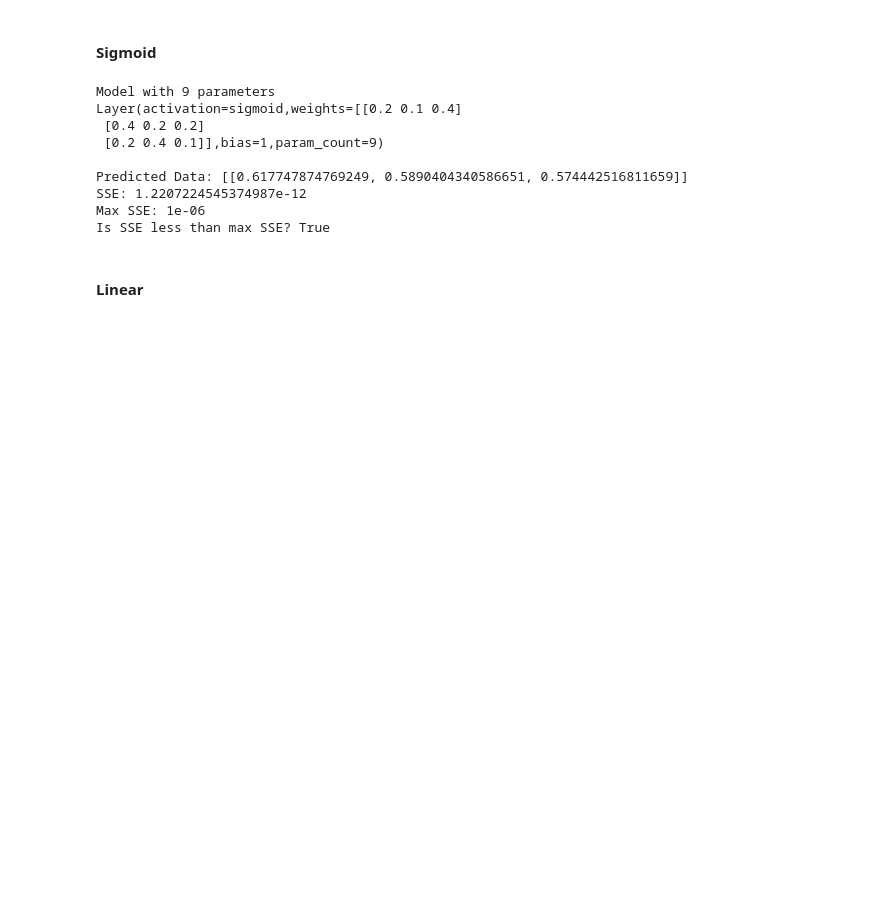
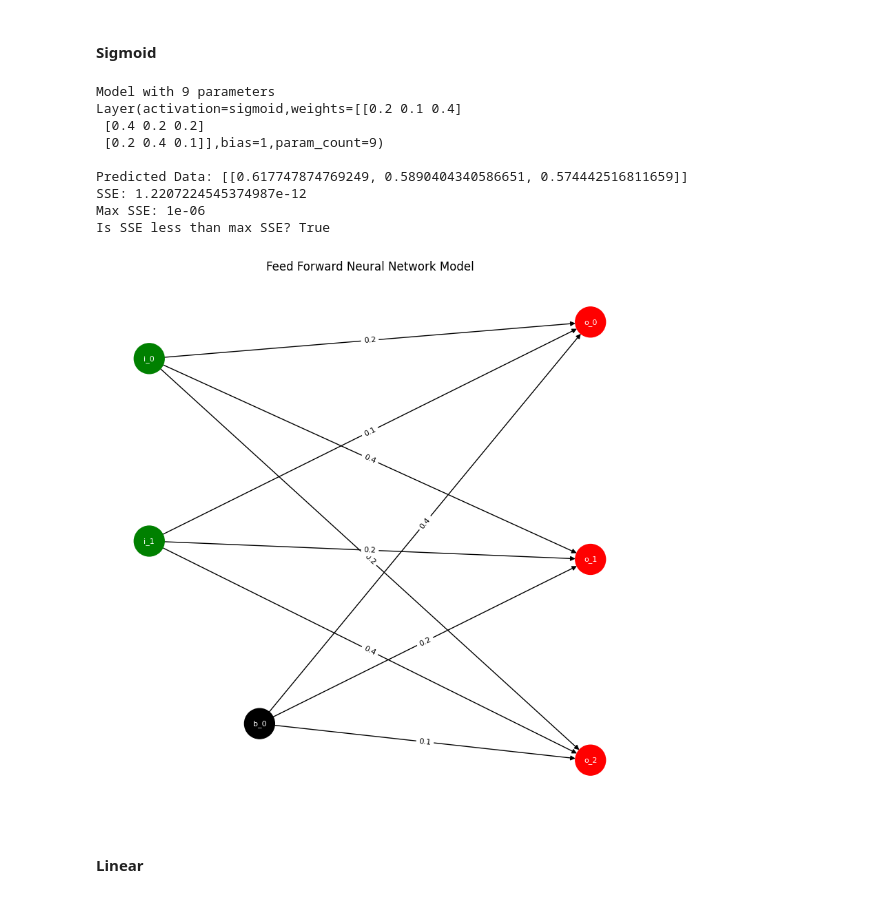
Before and after one commit to malikrafsan/Feed-Forward-Neural-Network-Implementation, a Jupyter notebook: main.ipynb, the cells around one changed output. Drawn from its saved outputs; the diff is of its cells as text; code cells hidden in the pictures; blank space fills up the shorter version.

```diff
--- a/main.ipynb
+++ b/main.ipynb
@@ -272,27 +303,29 @@ Is SSE less than max SSE? True
 # %%
 model_name = 'test/sigmoid'
 
 model_factory = ModelFactory(model_name)
 model = model_factory.create()
 model.summary()
+model.draw()
 print()
 
 data = [[0.2, 0.4]]
 expected_output = [[0.617747, 0.589040, 0.574442]]
 trained = model(data)
 print(f'Predicted Data: {trained}')
 
 tester.test(expected_output, trained)
 # %% [output]
 Model with 9 parameters
 Layer(activation=sigmoid,weights=[[0.2 0.1 0.4]
  [0.4 0.2 0.2]
  [0.2 0.4 0.1]],bias=1,param_count=9)
 
 Predicted Data: [[0.617747874769249, 0.5890404340586651, 0.574442516811659]]
 SSE: 1.2207224545374987e-12
 Max SSE: 1e-06
 Is SSE less than max SSE? True
+[figure, added]
 # %% [markdown]
 #### Linear
 # %%
```
Also changed, not shown: parts of 8 cells of this notebook, 1 other file.
